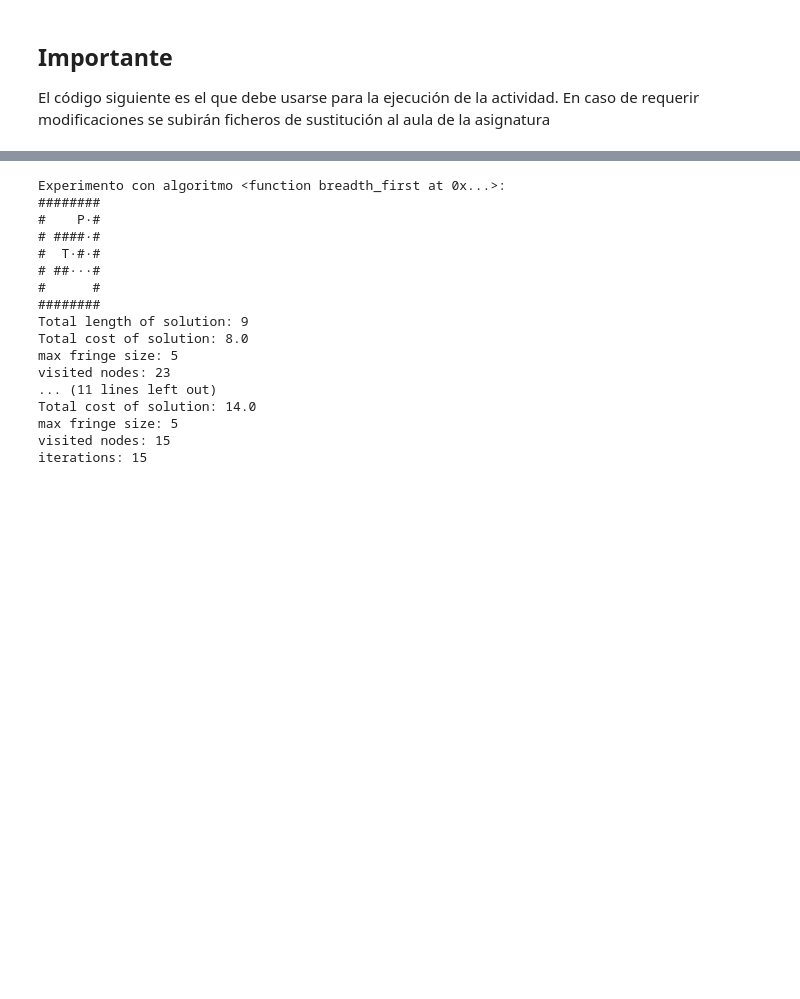
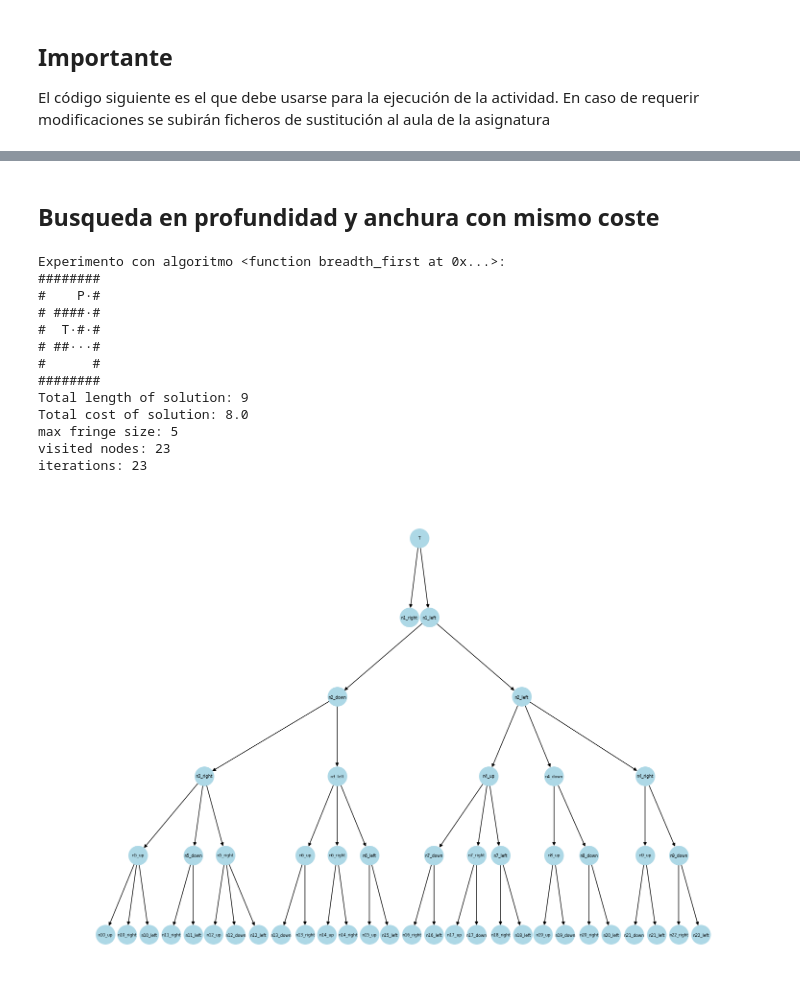
Before and after one commit to UNIR-RPA/UNIR-RPA-ACTIVIDAD-1, a Jupyter notebook: miunar04_act1/Cuaderno_Actividad_1_Búsqueda.ipynb, the cells around one changed output, grey strips where cells are left out. Drawn from its saved outputs; the diff is of its cells as text; code cells hidden in the pictures; blank space fills up the shorter version.

Commit message:
Subir grafos.

```diff
--- a/miunar04_act1/Cuaderno_Actividad_1_Búsqueda.ipynb
+++ b/miunar04_act1/Cuaderno_Actividad_1_Búsqueda.ipynb
@@ -165,6 +190,8 @@ def main(MAP_ASCII,COSTS,algorithms,heuristic_number=1):
 
       result = algorithm(problem, graph_search=True,viewer=used_viewer)
       resultado_experimento(problem,MAP,result,used_viewer)
+# %% [markdown]
+## Busqueda en profundidad y anchura con mismo coste
 # %%
 #!/usr/bin/env python
 # coding: utf-8
@@ -176,37 +203,51 @@ def main(MAP_ASCII,COSTS,algorithms,heuristic_number=1):
 MAP_ASCII = """
 ########
 #    P #
 # #### #
 #  T # #
 # ##   #
 #      #
 ########
 """
 
 COSTS = {
     "up": 1.0,
     "down": 1.0,
     "right": 1.0,
     "left": 1.0,
 }
 
-algorithms=(breadth_first,depth_first)
-main (MAP_ASCII,COSTS,algorithms)
+# algorithms=(breadth_first, depth_first)
+algorithms=(breadth_first,)
+main (MAP_ASCII, COSTS, algorithms)
+
+# Crear un grafo tipo árbol
+G = nx.DiGraph()
+
+G.add_edges_from(edges)
+
+# for edge in edges:
+#     print(edge)
+
+# Dibujar el grafo con un diseño jerárquico
+pos = nx.nx_agraph.graphviz_layout(G, prog="dot")  # Necesita Graphviz instalado
+plt.figure(figsize=(15, 10))
+nx.draw(G, pos, with_labels=True, arrows=True, node_size=800, node_color="lightblue", font_size=6)
+
+# Mostrar el árbol
+plt.show()
 # %% [output]
 Experimento con algoritmo <function breadth_first at 0x...>:
 ########
 #    P·#
 # ####·#
 #  T·#·#
 # ##···#
 #      #
 ########
 Total length of solution: 9
 Total cost of solution: 8.0
 max fringe size: 5
 visited nodes: 23
-... (11 lines left out)
-Total cost of solution: 14.0
-max fringe size: 5
-visited nodes: 15
-iterations: 15
+iterations: 23
+[figure, added]
```
Also changed, not shown: parts of 11 cells of this notebook, 1 other file.
